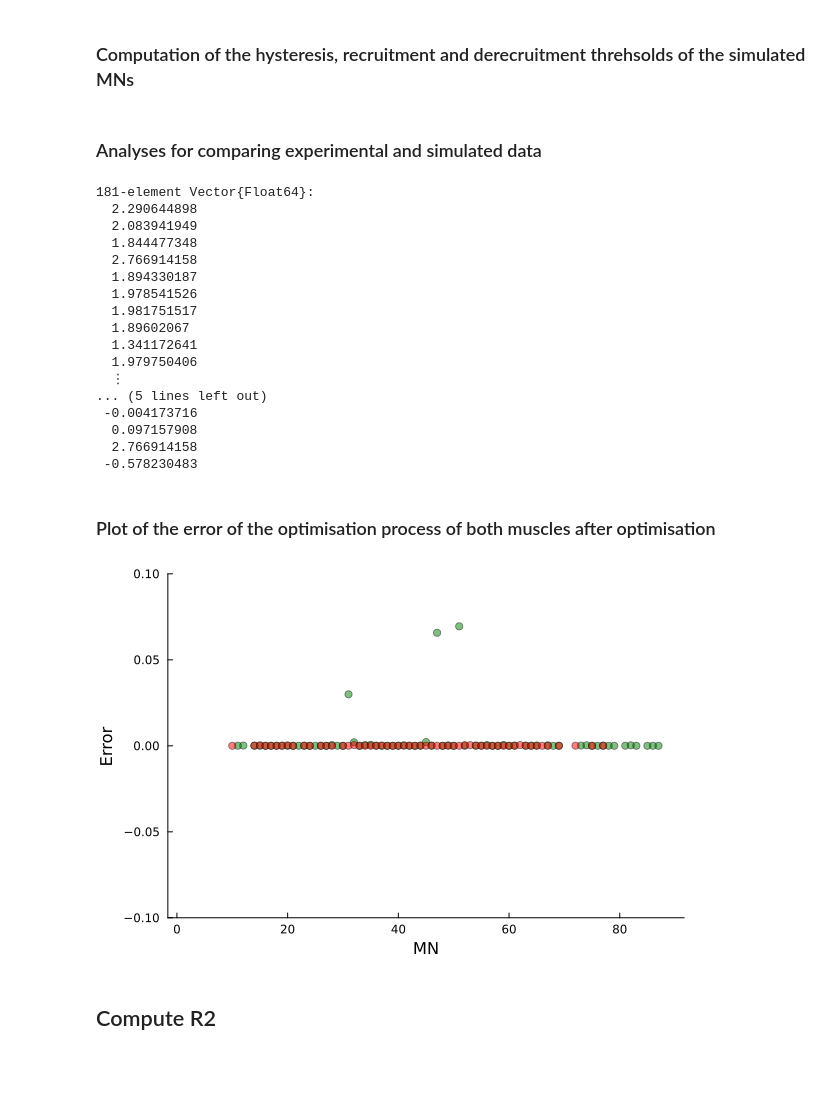
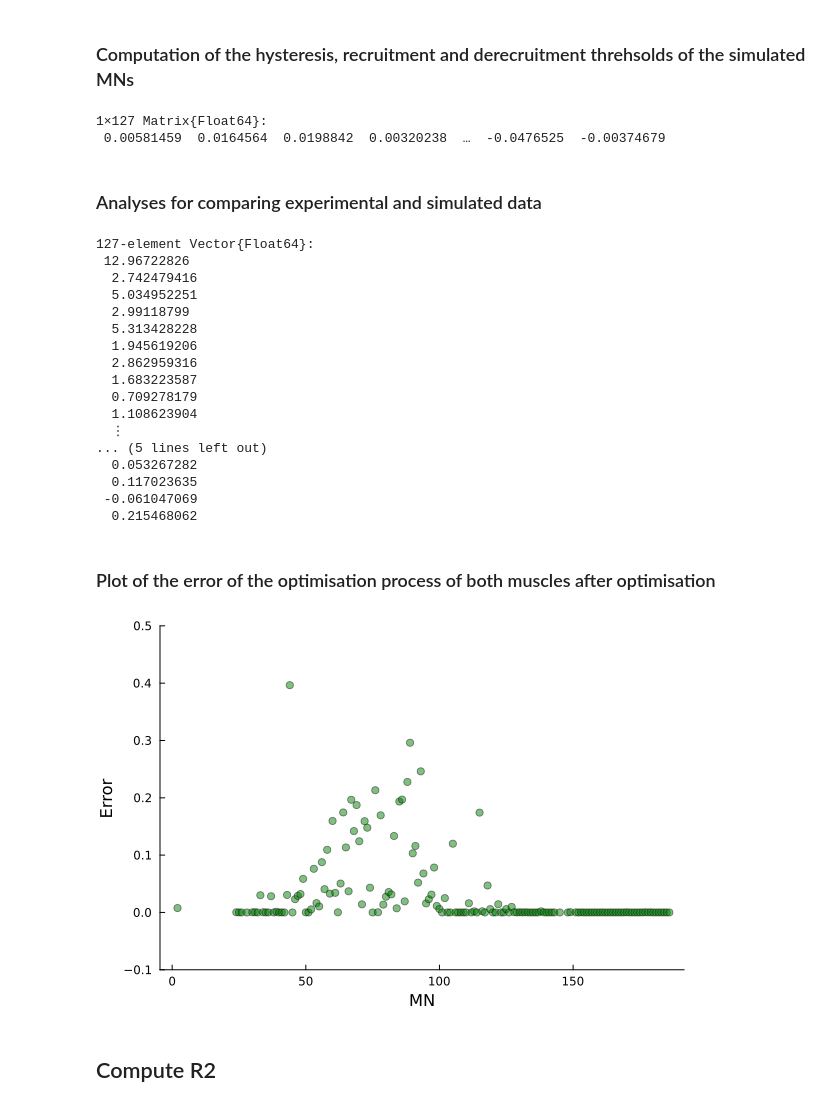
Before and after one commit to natmtc/flexible-motoneuron-control, a Jupyter notebook: Main_model.ipynb, the cells around one changed output. Saved outputs shown, nothing was run; the diff lists cells and outputs as text; code cells hidden in the pictures; blank space fills up the shorter version.

```diff
--- a/Main_model.ipynb
+++ b/Main_model.ipynb
@@ -488,49 +493,54 @@ for n in 1:nr_s
         hysteresis[1,n]= NaN
     end
 end
+# %%
+hysteresis
+# %% [output]
+1×127 Matrix{Float64}:
+ 0.00581459  0.0164564  0.0198842  0.00320238  …  -0.0476525  -0.00374679
 # %% [markdown]
 ### Analyses for comparing experimental and simulated data
 # %%
 # df_h = CSV.read("/Users/nmt121/Desktop/Repositories/Motoneuron_Model/Data_MN_Model/Data_final/histogramTA_hysteresis.csv",DataFrame; header=false);
 # df_h = CSV.read("/Users/nmt121/Desktop/Repositories/Motoneuron_Model/Data_MN_Model/hysteresisVL.csv",DataFrame; header=false);
 
-df_h = CSV.read("/Users/nmt121/Desktop/Repositories/Motoneuron_Model/Data_MN_Model/csv_subjects/hysteresis1TA.csv", DataFrame; header=false)
+df_h = CSV.read("/Users/nmt121/Desktop/Repositories/Motoneuron_Model/Data_MN_Model/csv_subjects/hysteresis8VL.csv", DataFrame; header=false)
 
 hysteresis_exp = df_h[:, 1]
 # %% [output]
-181-element Vector{Float64}:
-  2.290644898
-  2.083941949
-  1.844477348
-  2.766914158
-  1.894330187
-  1.978541526
-  1.981751517
-  1.89602067
-  1.341172641
-  1.979750406
+127-element Vector{Float64}:
+ 12.96722826
+  2.742479416
+  5.034952251
+  2.99118799
+  5.313428228
+  1.945619206
+  2.862959316
+  1.683223587
+  0.709278179
+  1.108623904
   ⋮
 ... (5 lines left out)
- -0.004173716
-  0.097157908
-  2.766914158
- -0.578230483
+  0.053267282
+  0.117023635
+ -0.061047069
+  0.215468062
 # %% [markdown]
 ### Plot of the error of the optimisation process of both muscles after optimisation
 # %%
-JLD2.@load "/Users/nmt121/Desktop/Repositories/Motoneuron_Model/Data_MN_Model/Data_final/accuracy_optim_TA_6sept.jld2" sorted_minimum_values
-JLD2.@load "/Users/nmt121/Desktop/Repositories/Motoneuron_Model/Data_MN_Model/Data_final/indices_optim_TA_6sept.jld2" sorted_neuron_indices
+JLD2.@load "/Users/nmt121/Desktop/Repositories/Motoneuron_Model/Data_MN_Model/Data_final/Subjects_optim_process/accuracy_optim_TA_subject2.jld2" sorted_minimum_values
+JLD2.@load "Data_MN_Model/Data_final/Subjects_optim_process/indices_optim_TA_subject2.jld2" sorted_neuron_indices
 
 s1= sorted_minimum_values
 s11=sorted_neuron_indices
 
-JLD2.@load "/Users/nmt121/Desktop/Repositories/Motoneuron_Model/Data_MN_Model/Data_final/accuracy_optim_VL_7sept.jld2" sorted_minimum_values
-JLD2.@load "/Users/nmt121/Desktop/Repositories/Motoneuron_Model/Data_MN_Model/Data_final/indices_optim_VL_7sept.jld2" sorted_neuron_indices
+# JLD2.@load "/Users/nmt121/Desktop/Repositories/Motoneuron_Model/Data_MN_Model/Data_final/accuracy_optim_VL_7sept.jld2" sorted_minimum_values
+# JLD2.@load "/Users/nmt121/Desktop/Repositories/Motoneuron_Model/Data_MN_Model/Data_final/indices_optim_VL_7sept.jld2" sorted_neuron_indices
 
-Plots.scatter(s11, s1, xlabel="MN", ylabel="Error", line=:solid,grid=false,label=false,ylim=(-0.1, 2),color=:green,alpha=0.5)
-Plots.scatter!(sorted_neuron_indices, sorted_minimum_values, xlabel="MN", ylabel="Error", line=:solid,grid=false,label=false,ylim=(-0.1, 0.1),color=:red,alpha=0.5)
+Plots.scatter(s11, s1, xlabel="MN", ylabel="Error", line=:solid,grid=false,label=false,ylim=(-0.1, 0.5),color=:green,alpha=0.5)
+# Plots.scatter!(sorted_neuron_indices, sorted_minimum_values, xlabel="MN", ylabel="Error", line=:solid,grid=false,label=false,ylim=(-0.1, 0.1),color=:red,alpha=0.5)
 # %% [output]
-[figure, old version]
+[figure, new version]
 # %% [markdown]
 ## Compute R2
 # %%
```
Also changed, not shown: parts of 15 cells of this notebook, 10 other files.
